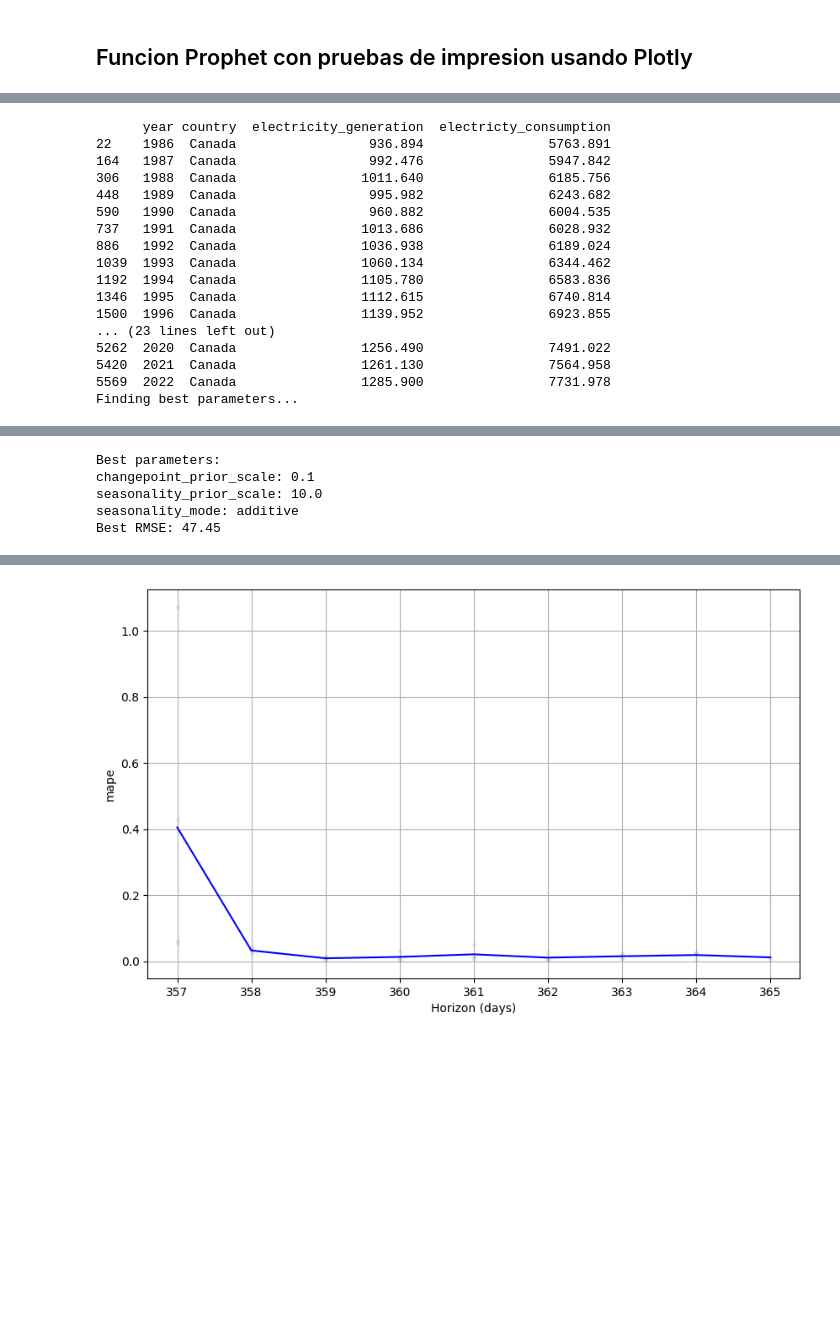
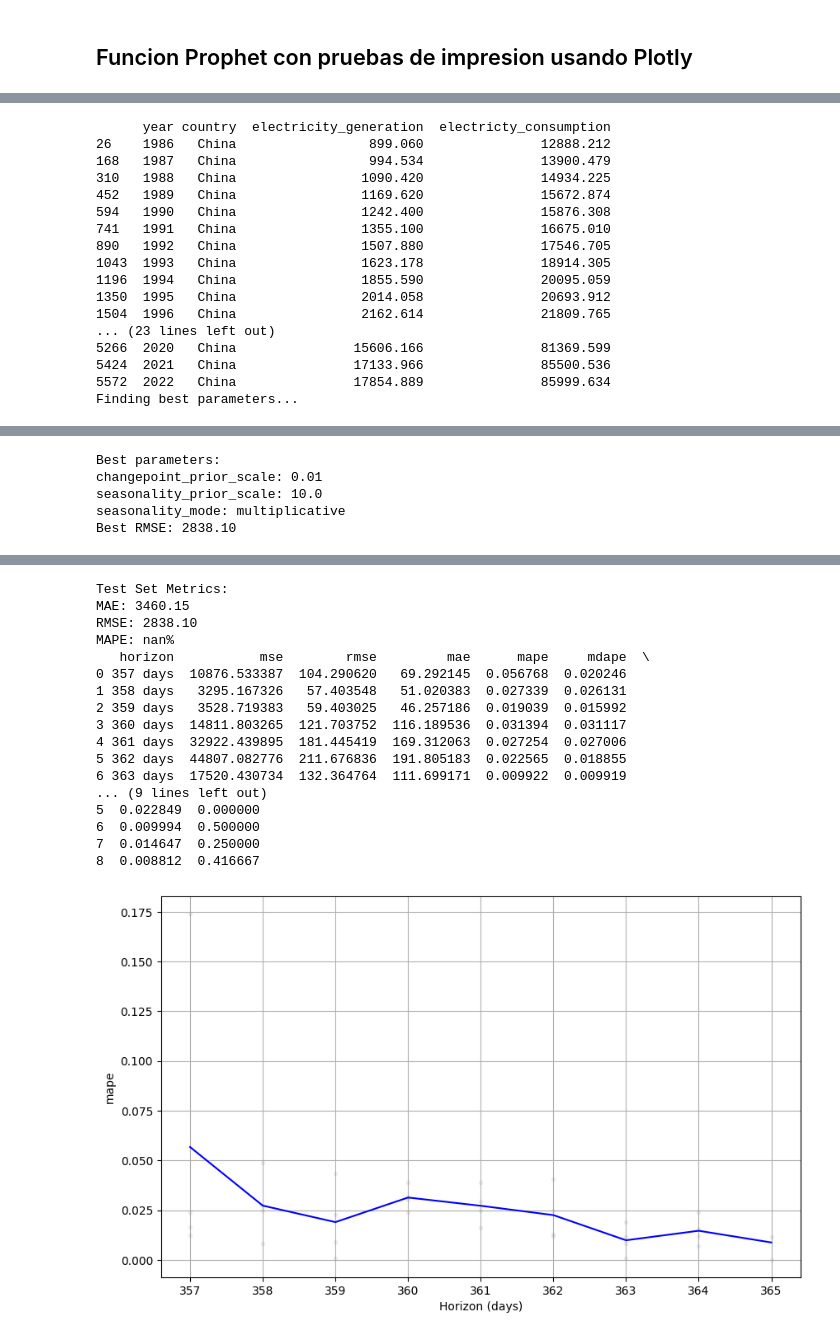
Before and after one commit to Nicolaschavez2000/energy_production, a Jupyter notebook: modelo_exogeno_V3.ipynb, the cells around one changed output, grey strips where cells are left out. Cells and saved outputs as stored; diff of their text form; code cells hidden in the pictures; blank space fills up the shorter version.

```diff
--- a/modelo_exogeno_V3.ipynb
+++ b/modelo_exogeno_V3.ipynb
@@ -58,9 +58,9 @@ col_cons =['biofuel_consumption',
 dataset_exog_1= dataset.groupby(['year','country'])[col_electricity].sum().sum(axis=1).to_frame('electricity_generation').reset_index("country")
 dataset_exog_2 = dataset.groupby(["year", "country"])[col_cons].sum().sum(axis=1).to_frame('electricty_consumption').reset_index('country')
 
-dataset_exog = pd.merge(dataset_exog_1, dataset_exog_2, on=['year', 'country'])
+dataset_exog_3= pd.merge(dataset_exog_1, dataset_exog_2, on=['year', 'country'])
 
-dataset_exog['continent'] = dataset_exog['country'].map(lambda x: next((k for k, v in continent_map.items() if x in v), None))
-dataset_exog = dataset_exog[dataset_exog['continent'].notna()]
+dataset_exog_3['continent'] = dataset_exog_3['country'].map(lambda x: next((k for k, v in continent_map.items() if x in v), None))
+dataset_exog = dataset_exog_3[dataset_exog_3['continent'].notna()]
 
 data_1986 = dataset_exog[dataset_exog.index>1985].reset_index()
@@ -106,5 +126,18 @@ data_1986[data_1986['country']=='South Africa']['electricity_generation'].plot()
 # %% [markdown]
 ## Funcion Prophet con pruebas de impresion usando Plotly
+# %%
+def data_lugar (dato,lugar):
+    if lugar in dato['continent'].values:
+        dato = dato.groupby(['year','continent'])[['electricity_generation', 'electricty_consumption']].sum().reset_index()
+        dato = dato[dato['continent']==lugar]
+        print(dato)
+    elif lugar in dato['country'].values:
+        dato = dato.groupby(['year','country'])[['electricity_generation', 'electricty_consumption']].sum().reset_index()
+        dato = dato[dato['country']==lugar]
+        print(dato)
+    else:
+        return None
+    return dato
 # %%
 
 def prophet(dato,lugar):
@@ -249,4 +302,4 @@ def prophet(dato,lugar):
 # %%
-lugar='Canada'
+lugar='China'
 prophet(data_1986,lugar)
 # %% [output]
@@ -255,17 +308,17 @@ prophet(data_1986,lugar)
       year country  electricity_generation  electricty_consumption
-22    1986  Canada                 936.894                5763.891
-164   1987  Canada                 992.476                5947.842
-306   1988  Canada                1011.640                6185.756
-448   1989  Canada                 995.982                6243.682
-590   1990  Canada                 960.882                6004.535
-737   1991  Canada                1013.686                6028.932
-886   1992  Canada                1036.938                6189.024
-1039  1993  Canada                1060.134                6344.462
-1192  1994  Canada                1105.780                6583.836
-1346  1995  Canada                1112.615                6740.814
-1500  1996  Canada                1139.952                6923.855
+26    1986   China                 899.060               12888.212
+168   1987   China                 994.534               13900.479
+310   1988   China                1090.420               14934.225
+452   1989   China                1169.620               15672.874
+594   1990   China                1242.400               15876.308
+741   1991   China                1355.100               16675.010
+890   1992   China                1507.880               17546.705
+1043  1993   China                1623.178               18914.305
+1196  1994   China                1855.590               20095.059
+1350  1995   China                2014.058               20693.912
+1504  1996   China                2162.614               21809.765
 ... (23 lines left out)
-5262  2020  Canada                1256.490                7491.022
-5420  2021  Canada                1261.130                7564.958
-5569  2022  Canada                1285.900                7731.978
+5266  2020   China               15606.166               81369.599
+5424  2021   China               17133.966               85500.536
+5572  2022   China               17854.889               85999.634
 Finding best parameters...
@@ -289,5 +342,5 @@ Finding best parameters...
 Best parameters:
-changepoint_prior_scale: 0.1
+changepoint_prior_scale: 0.01
 seasonality_prior_scale: 10.0
-seasonality_mode: additive
-Best RMSE: 47.45
+seasonality_mode: multiplicative
+Best RMSE: 2838.10
@@ -329 +366,18 @@ MAPE: nan%
+Test Set Metrics:
+MAE: 3460.15
+RMSE: 2838.10
+MAPE: nan%
+   horizon           mse        rmse         mae      mape     mdape  \
+0 357 days  10876.533387  104.290620   69.292145  0.056768  0.020246
+1 358 days   3295.167326   57.403548   51.020383  0.027339  0.026131
+2 359 days   3528.719383   59.403025   46.257186  0.019039  0.015992
+3 360 days  14811.803265  121.703752  116.189536  0.031394  0.031117
+4 361 days  32922.439895  181.445419  169.312063  0.027254  0.027006
+5 362 days  44807.082776  211.676836  191.805183  0.022565  0.018855
+6 363 days  17520.430734  132.364764  111.699171  0.009922  0.009919
+... (9 lines left out)
+5  0.022849  0.000000
+6  0.009994  0.500000
+7  0.014647  0.250000
+8  0.008812  0.416667
-[figure, old version]
+[figure, new version]
```
Also changed, not shown: parts of 7 cells of this notebook.
